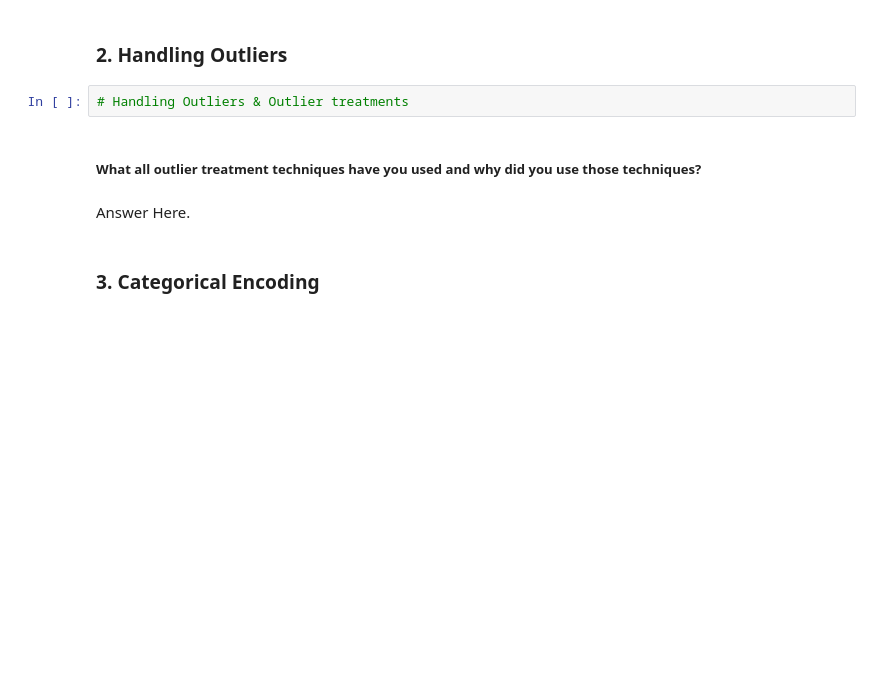
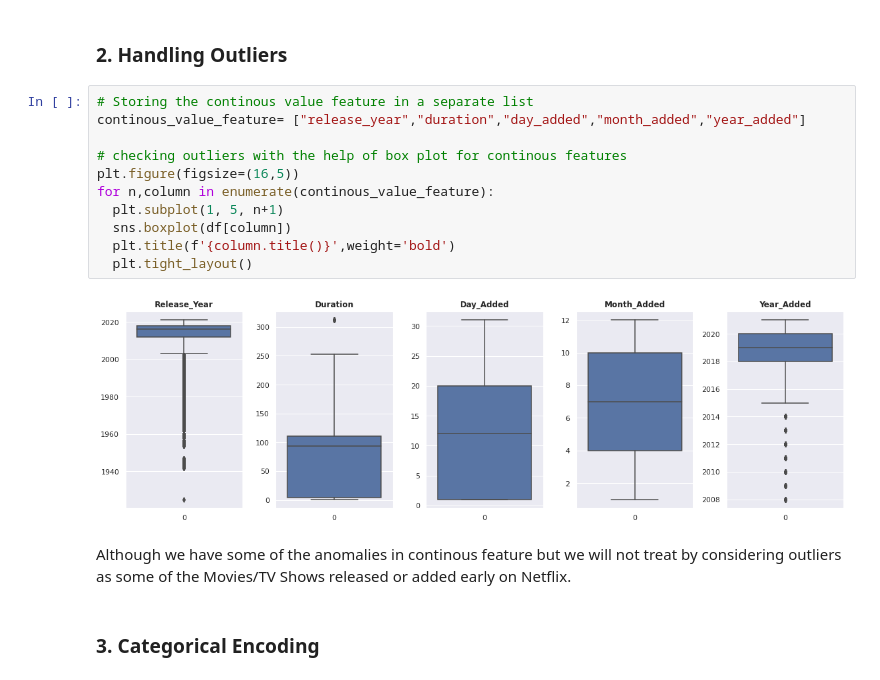
Before and after one commit to Ajay07pandey/Netflix-Movies-and-TV-Shows-Clustering, a Jupyter notebook: Netflix_movie_and_TV_show_Clustering_Ajay.ipynb, the cells around one changed output. Drawn from its saved outputs; the diff is of its cells as text; blank space fills up the shorter version.

```diff
--- a/Netflix_movie_and_TV_show_Clustering_Ajay.ipynb
+++ b/Netflix_movie_and_TV_show_Clustering_Ajay.ipynb
@@ -1440,12 +1448,21 @@ We chose this specific statistical test because it is appropriate for comparing
 Answer Here.
 # %% [markdown]
 ### 2. Handling Outliers
-# %%
-# Handling Outliers & Outlier treatments
-# %% [markdown]
-##### What all outlier treatment techniques have you used and why did you use those techniques?
-# %% [markdown]
-Answer Here.
+# %%
+# Storing the continous value feature in a separate list
+continous_value_feature= ["release_year","duration","day_added","month_added","year_added"]
+
+# checking outliers with the help of box plot for continous features
+plt.figure(figsize=(16,5))
+for n,column in enumerate(continous_value_feature):
+  plt.subplot(1, 5, n+1)
+  sns.boxplot(df[column])
+  plt.title(f'{column.title()}',weight='bold')
+  plt.tight_layout()
+# %% [output]
+[figure, added]
+# %% [markdown]
+Although we have some of the anomalies in continous feature but we will not treat by considering outliers as some of the Movies/TV Shows released or added early on Netflix.
 # %% [markdown]
 ### 3. Categorical Encoding
 # %%
```
Also changed, not shown: parts of 63 cells of this notebook.
